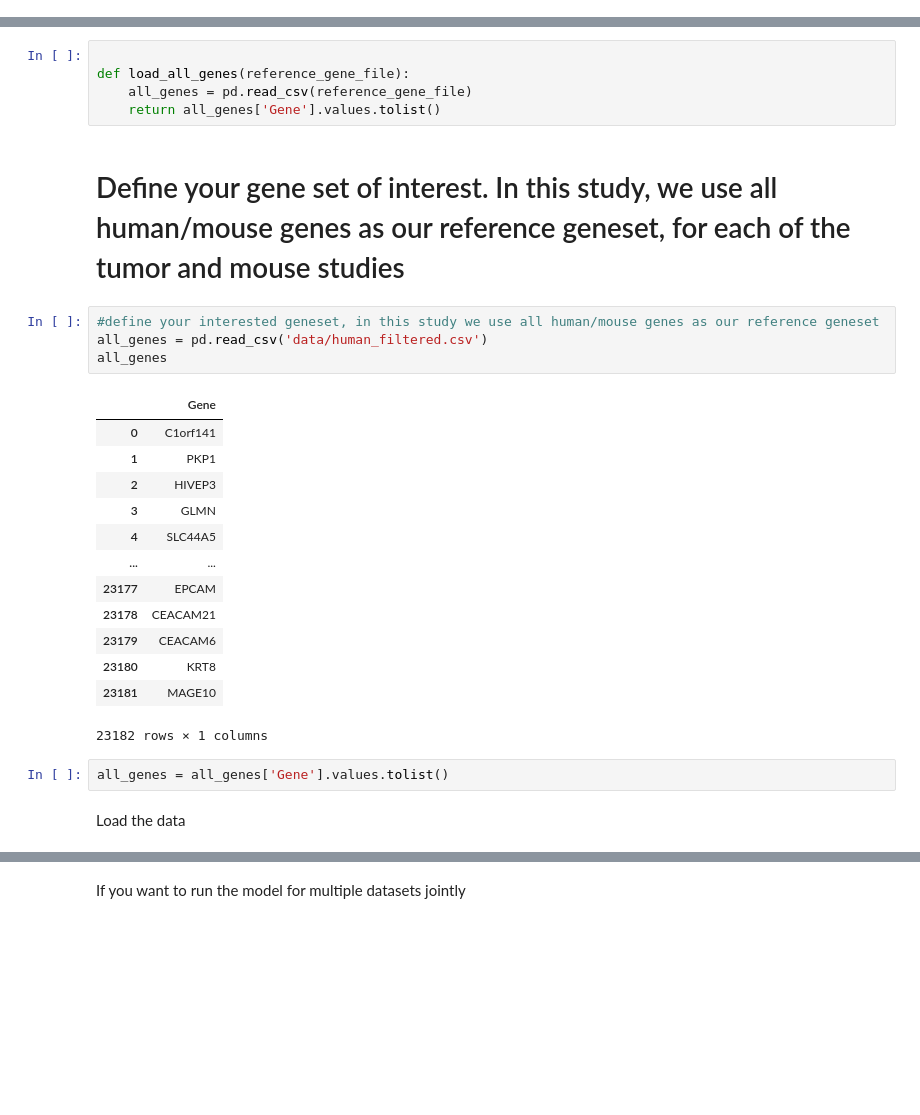
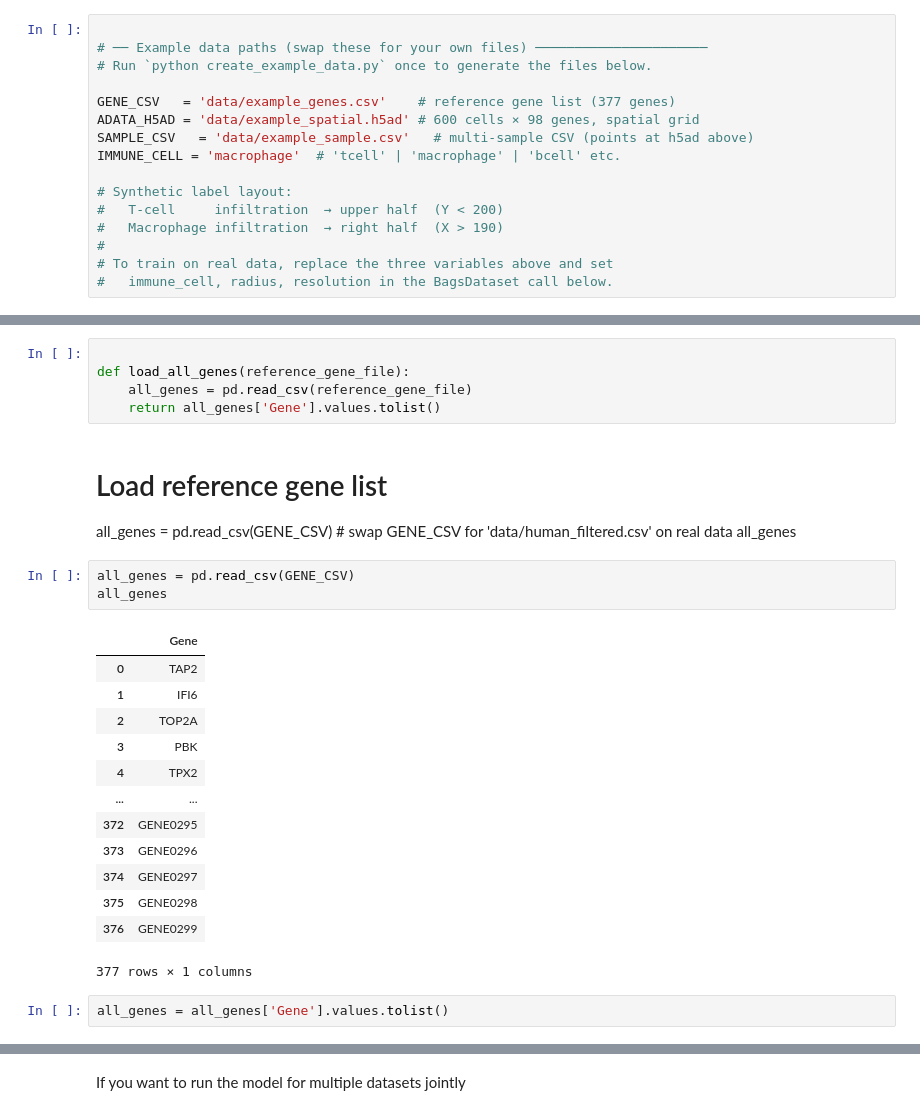
Before and after one commit to yaober/spacer_readme, a Jupyter notebook: docs/source/notebook/train.ipynb, the cells around one changed output, grey strips where cells are left out. Cells and saved outputs as stored; diff of their text form; blank space fills up the shorter version.

```diff
--- a/docs/source/notebook/train.ipynb
+++ b/docs/source/notebook/train.ipynb
@@ -1,5 +1,21 @@
 # %% [markdown]
 # Spacer training Notebook
+# %%
+
+# ── Example data paths (swap these for your own files) ──────────────────────
+# Run `python create_example_data.py` once to generate the files below.
+
+GENE_CSV   = 'data/example_genes.csv'    # reference gene list (377 genes)
+ADATA_H5AD = 'data/example_spatial.h5ad' # 600 cells × 98 genes, spatial grid
+SAMPLE_CSV   = 'data/example_sample.csv'   # multi-sample CSV (points at h5ad above)
+IMMUNE_CELL = 'macrophage'  # 'tcell' | 'macrophage' | 'bcell' etc.
+
+# Synthetic label layout:
+#   T-cell     infiltration  → upper half  (Y < 200)
+#   Macrophage infiltration  → right half  (X > 190)
+#
+# To train on real data, replace the three variables above and set
+#   immune_cell, radius, resolution in the BagsDataset call below.
 # %%
 
 import os
@@ -19,28 +35,27 @@ from model.model import MIL, EarlyStopping
 def load_all_genes(reference_gene_file):
     all_genes = pd.read_csv(reference_gene_file)
     return all_genes['Gene'].values.tolist()
-# %% [markdown]
-
-# Define your gene set of interest. In this study, we use all human/mouse genes as our reference geneset, for each of the tumor and mouse studies
-# %%
-#define your interested geneset, in this study we use all human/mouse genes as our reference geneset
-all_genes = pd.read_csv('data/human_filtered.csv')
-all_genes
-# %% [output]
-|  | Gene |
-| 0 | C1orf141 |
-| 1 | PKP1 |
-| 2 | HIVEP3 |
-| 3 | GLMN |
-| 4 | SLC44A5 |
-| ... | ... |
-| 23177 | EPCAM |
-| 23178 | CEACAM21 |
-| 23179 | CEACAM6 |
-| 23180 | KRT8 |
-| 23181 | MAGE10 |
-23182 rows × 1 columns
+# %% [markdown]
+
+# Load reference gene list
+all_genes = pd.read_csv(GENE_CSV)   # swap GENE_CSV for 'data/human_filtered.csv' on real data
+all_genes
+# %%
+all_genes = pd.read_csv(GENE_CSV)
+all_genes
+# %% [output]
+|  | Gene |
+| 0 | TAP2 |
+| 1 | IFI6 |
+| 2 | TOP2A |
+| 3 | PBK |
+| 4 | TPX2 |
+| ... | ... |
+| 372 | GENE0295 |
+| 373 | GENE0296 |
+| 374 | GENE0297 |
+| 375 | GENE0298 |
+| 376 | GENE0299 |
+377 rows × 1 columns
 # %%
 all_genes = all_genes['Gene'].values.tolist()
-# %% [markdown]
-Load the data
```
Also changed, not shown: parts of 12 cells of this notebook.
